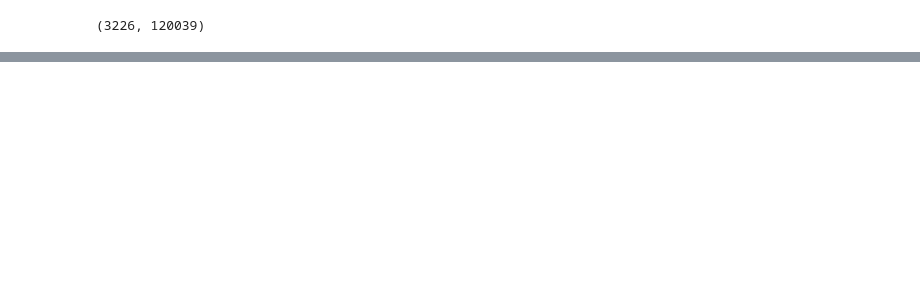
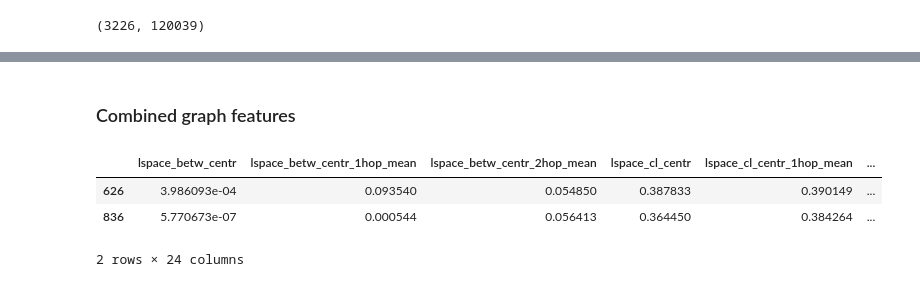
Before and after one commit to AlgoMathITMO/public-transport-network, a Jupyter notebook: pipeline/5_supernode-features.ipynb, the cells around one changed output, grey strips where cells are left out. Cells and saved outputs as stored; diff of their text form; code cells hidden in the pictures; blank space fills up the shorter version.

Commit message:
finished running feature engineering; added pspace features

```diff
--- a/pipeline/5_supernode-features.ipynb
+++ b/pipeline/5_supernode-features.ipynb
@@ -219,2 +238,19 @@ pspace_features_json[0]
 # %%
 save_json(pspace_features_json, pspace_features_fpath)
+# %% [markdown]
+### Combined graph features
+# %%
+graph_features = pd.concat(
+    [
+        lspace_features.rename(columns=lambda x: 'lspace_' + x),
+        pspace_features.rename(columns=lambda x: 'pspace_' + x),
+    ],
+    axis=1,
+)
+
+graph_features.head(2)
+# %% [output]
+|  | lspace_betw_centr | lspace_betw_centr_1hop_mean | lspace_betw_centr_2hop_mean | lspace_cl_centr | lspace_cl_centr_1hop_mean | ... |
+| 626 | 3.986093e-04 | 0.093540 | 0.054850 | 0.387833 | 0.390149 | ... |
+| 836 | 5.770673e-07 | 0.000544 | 0.056413 | 0.364450 | 0.384264 | ... |
+2 rows × 24 columns
```
Also changed, not shown: parts of 5 cells of this notebook, 1 other file.
